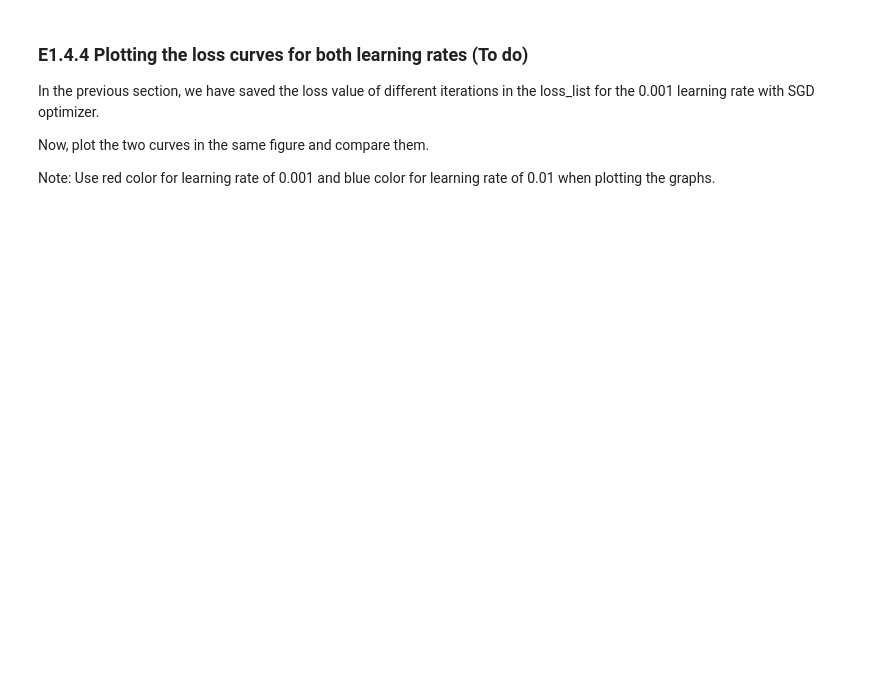
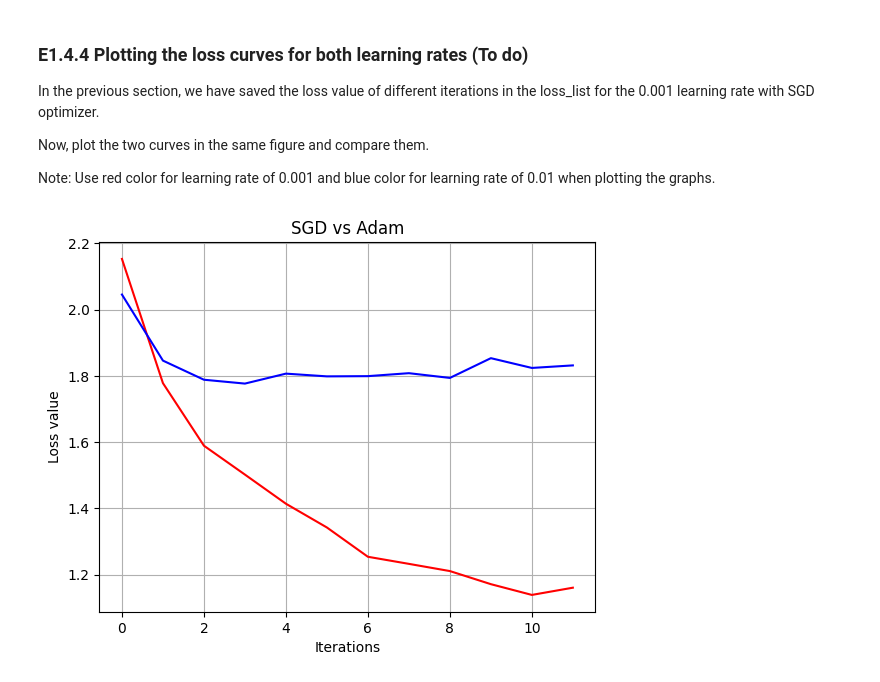
Before and after one commit to HoundZel/IE4424, a Jupyter notebook: week4/Part1_Image_Classification.ipynb, the cells around one changed output. Saved outputs shown, nothing was run; the diff lists cells and outputs as text; code cells hidden in the pictures; blank space fills up the shorter version.

```diff
--- a/week4/Part1_Image_Classification.ipynb
+++ b/week4/Part1_Image_Classification.ipynb
@@ -400,8 +510,7 @@ net = Net()
 import torch.optim as optim
 
 criterion = nn.CrossEntropyLoss()
-# To do
-# optimizer = optim.SGD(net.parameters(), lr= #to do#, momentum=0.9)
+optimizer = optim.SGD(net.parameters(), lr=0.01, momentum=0.9)
 # %% [markdown]
 ### E1.4.3 Training the network with larger learning rate
 # %%
@@ -447,0 +569,14 @@ Note: Use red color for learning rate of 0.001 and blue color for learning rate
+# %%
+# Plot the training loss curve
+
+# evenly sampled time at 200ms intervals
+fig, ax = plt.subplots()
+
+# 'r' means red for the first curve, 'b' means blue for the second curve.
+ax.plot(loss_list, 'r', loss_list_larger_lr, 'b')
+ax.set(xlabel='Iterations', ylabel='Loss value',
+       title='SGD vs Adam')
+ax.grid()
+plt.show()
+# %% [output]
+[figure, added]
```
Also changed, not shown: parts of 22 cells of this notebook, 3 other files.
